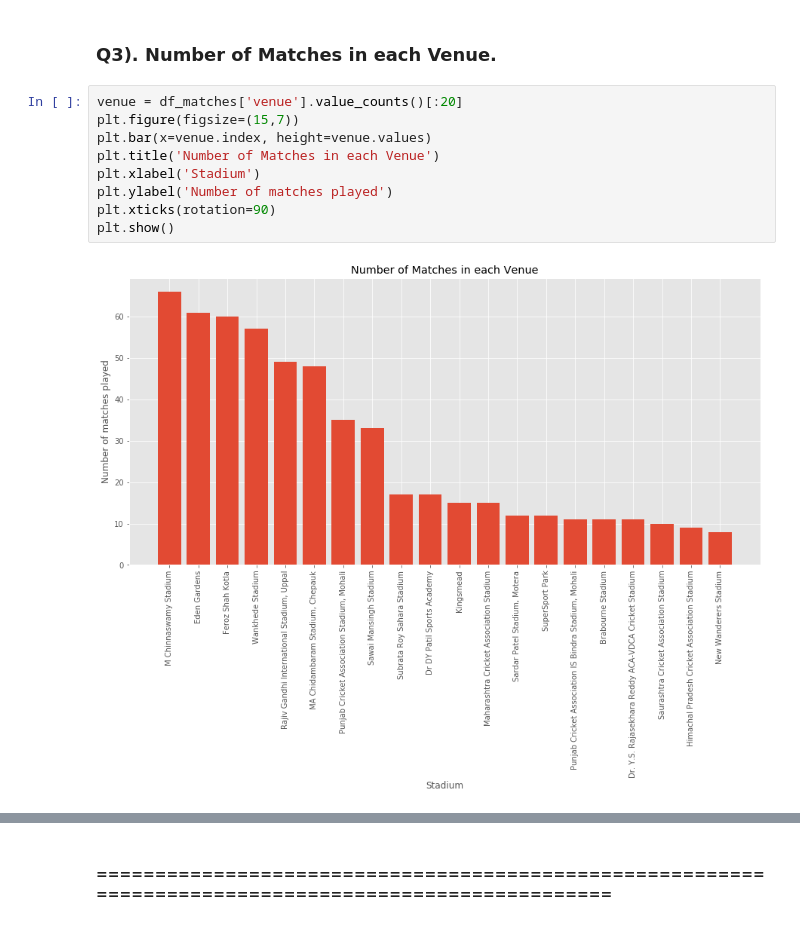
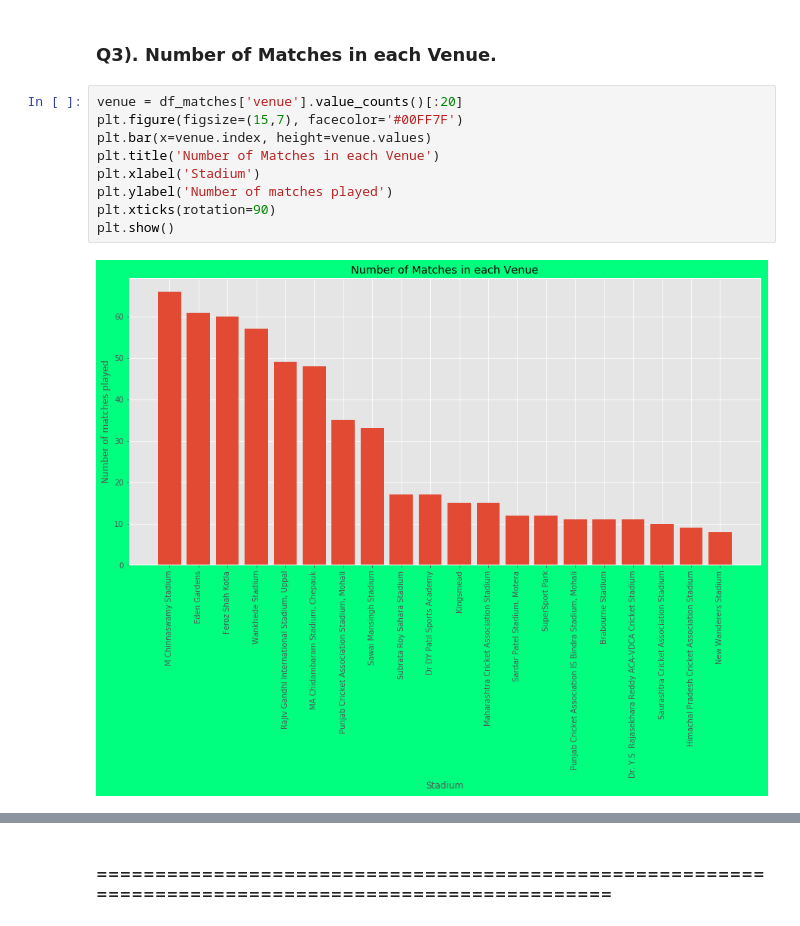
Before and after one commit to rahul-72/IPL_Dataset_Analysis, a Jupyter notebook: ipl.ipynb, the cells around one changed output, grey strips where cells are left out. Saved outputs shown, nothing was run; the diff lists cells and outputs as text.

```diff
--- a/ipl.ipynb
+++ b/ipl.ipynb
@@ -83,15 +83,15 @@ season.T
 ### Q3). Number of Matches in each Venue.
 # %%
 venue = df_matches['venue'].value_counts()[:20]
-plt.figure(figsize=(15,7))
+plt.figure(figsize=(15,7), facecolor='#00FF7F')
 plt.bar(x=venue.index, height=venue.values)
 plt.title('Number of Matches in each Venue')
 plt.xlabel('Stadium')
 plt.ylabel('Number of matches played')
 plt.xticks(rotation=90)
 plt.show()
 # %% [output]
-[figure, old version]
+[figure, new version]
 # %% [markdown]
 * The maximum matches played on M Chinnaswamy stadium. <img src='https://drive.google.com/uc?id=1xL-SKwSY1kAP6KTyI3n9cnFHnEXeXKUO' width=400 height=300>
 * Other favuorite stadiums are Eden Gardens(Lords of India :p) , Feroz Shah Kotla, Wankhede stadium.
```
Also changed, not shown: parts of 10 cells of this notebook.
